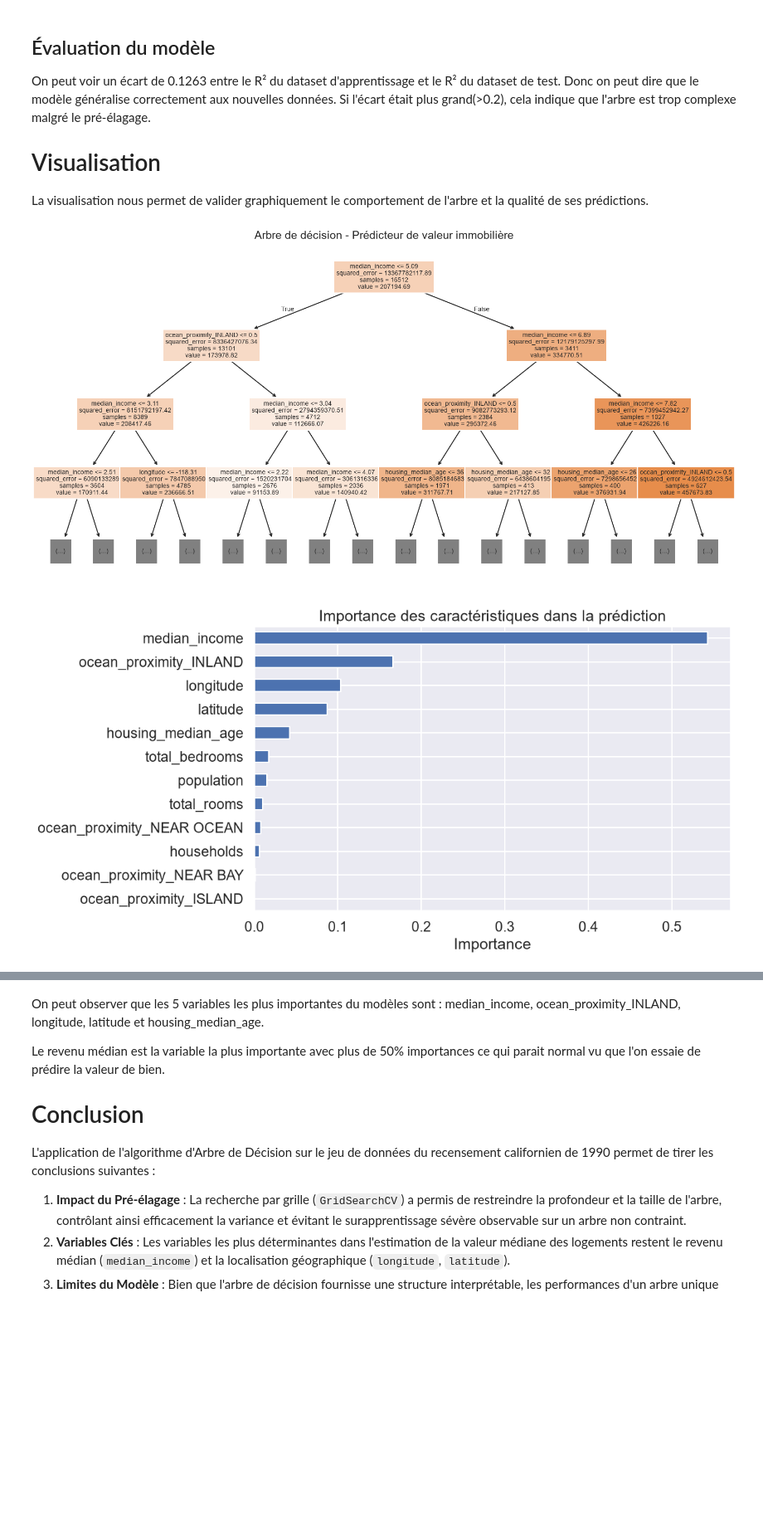
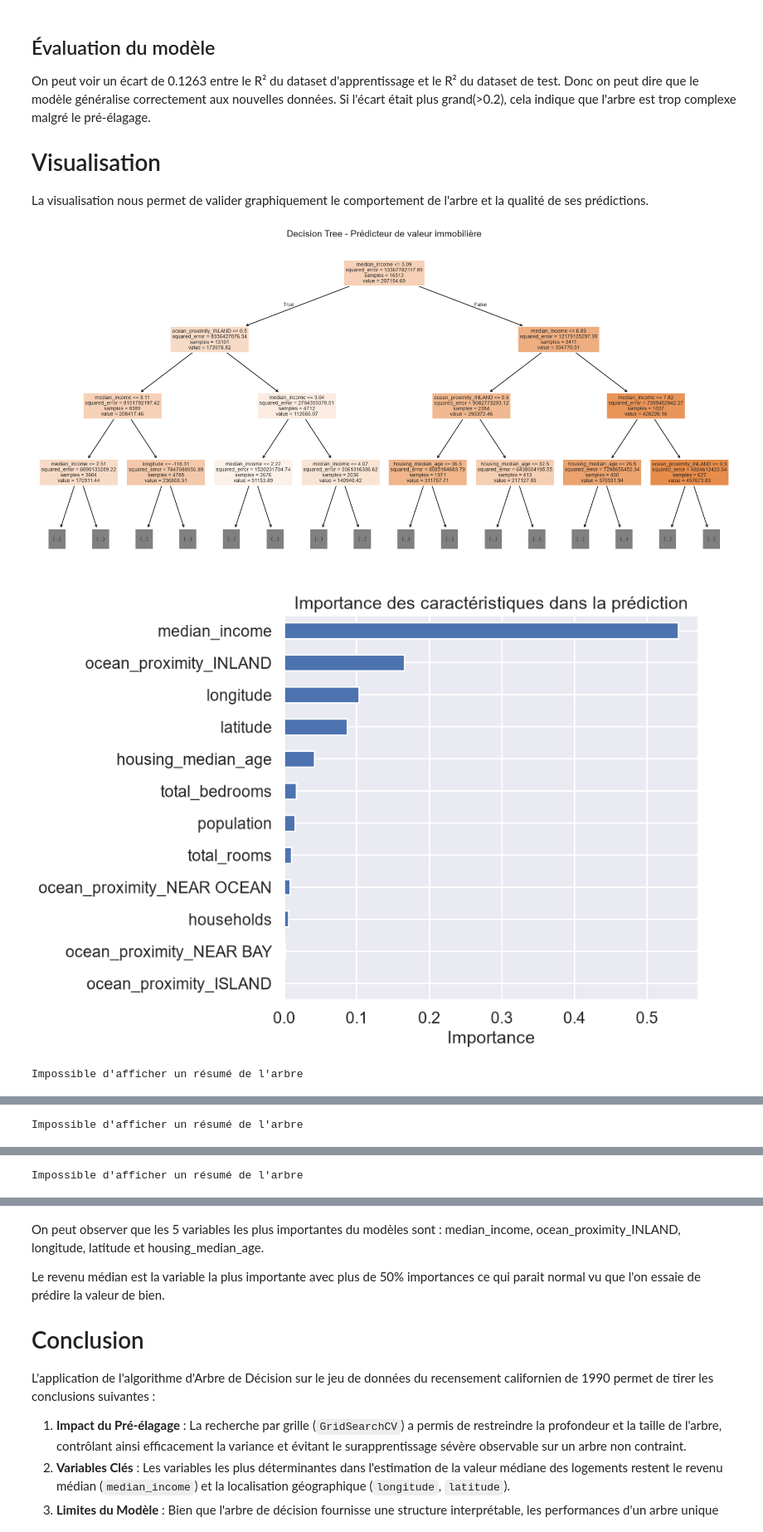
Before and after one commit to justinFransolet/MASI5_PROJET1_ALGO, a Jupyter notebook: notebooks/notebook.ipynb, the cells around one changed output, grey strips where cells are left out. Shown at 83% size. Cells and saved outputs as stored; diff of their text form; code cells hidden in the pictures; blank space fills up the shorter version.

Commit message:
Use more models

```diff
--- a/notebooks/notebook.ipynb
+++ b/notebooks/notebook.ipynb
@@ -363,0 +260,9 @@ Bon équilibre : l'écart entre LS et TS reste maîtrisé.
+# %%
+# Encodage de la variable catégorielle 'ocean_proximity'
+df = pd.get_dummies(housing_processed_df, columns=['ocean_proximity'], drop_first=True)
+
+# Séparation des caractéristiques (X) et de la cible (y)
+X = df.drop('median_house_value', axis=1)
+y = df['median_house_value']
+
+X_train, X_test, y_train, y_test = train_test_split(X, y, test_size=0.2, random_state=42)
@@ -370,26 +415,38 @@ Si l'écart était plus grand(>0.2), cela indique que l'arbre est trop complexe
 # Visualisation
 
 La visualisation nous permet de valider graphiquement le comportement de l'arbre et la qualité de ses prédictions.
-# %%
-# Visualisation des premiers niveaux de l'arbre
-plt.figure(figsize=(20, 10))
-plot_tree(
-    model,
-    feature_names=X.columns,
-    filled=True,
-    max_depth=3,
-    fontsize=10,
-    precision=2,
-)
-plt.title("Arbre de décision - Prédicteur de valeur immobilière")
-plt.show()
-
-# Importance des variables (Feature Importance)
-importance = pd.Series(model.feature_importances_, index=X.columns)
-importance.sort_values().plot(kind='barh', figsize=(10, 6))
-plt.title("Importance des caractéristiques dans la prédiction")
-plt.xlabel("Importance")
-plt.show()
-# %% [output]
-[figure, removed]
-[figure, removed]
+# %%
+for result in results:
+    model = result["model"]
+
+    fig, ax = plt.subplots(figsize=(20, 10))
+    try:
+        plot_tree(
+            model,
+            feature_names=X.columns,
+            filled=True,
+            max_depth=3,
+            fontsize=10,
+            precision=2,
+            ax=ax,
+        )
+        ax.set_title(f"{result['model_name']} - Prédicteur de valeur immobilière")
+        fig.tight_layout()
+        plt.show()
+    except:
+        print("Impossible d'afficher un résumé de l'arbre")
+    finally:
+        plt.close(fig)
+
+    importance = pd.Series(model.feature_importances_, index=X.columns)
+    fig, ax = plt.subplots(figsize=(10, 7))
+    importance.sort_values().plot(kind="barh", ax=ax)
+    ax.set_title("Importance des caractéristiques dans la prédiction")
+    ax.set_xlabel("Importance")
+    fig.tight_layout()
+    plt.show()
+    plt.close(fig)
+# %% [output]
+[figure, added]
+[figure, added]
+Impossible d'afficher un résumé de l'arbre
@@ -395,0 +454 @@ plt.show()
+Impossible d'afficher un résumé de l'arbre
@@ -395,0 +456 @@ plt.show()
+Impossible d'afficher un résumé de l'arbre
```
Also changed, not shown: parts of 16 cells of this notebook.
